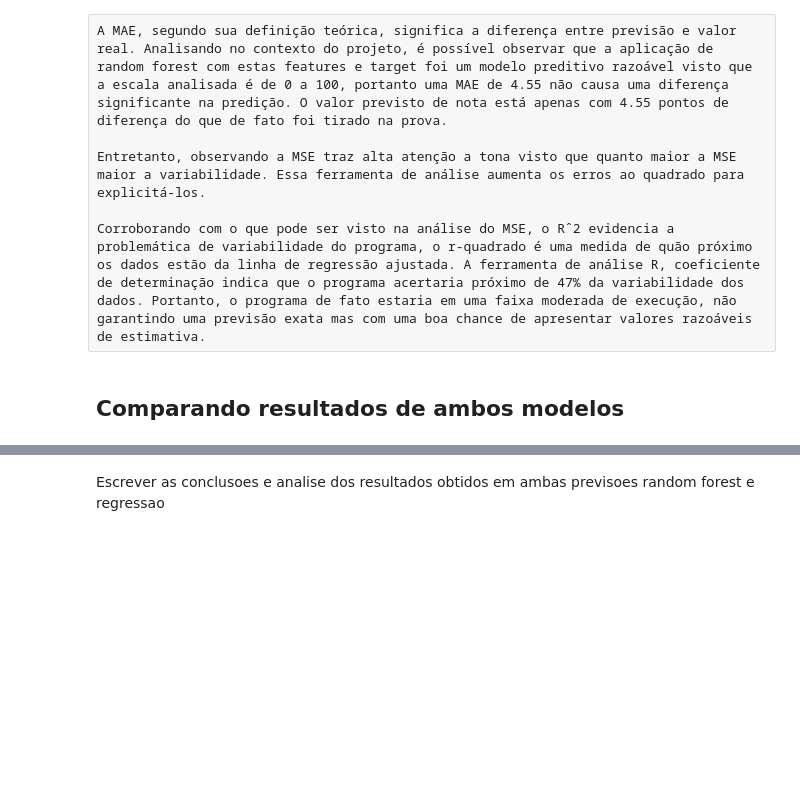
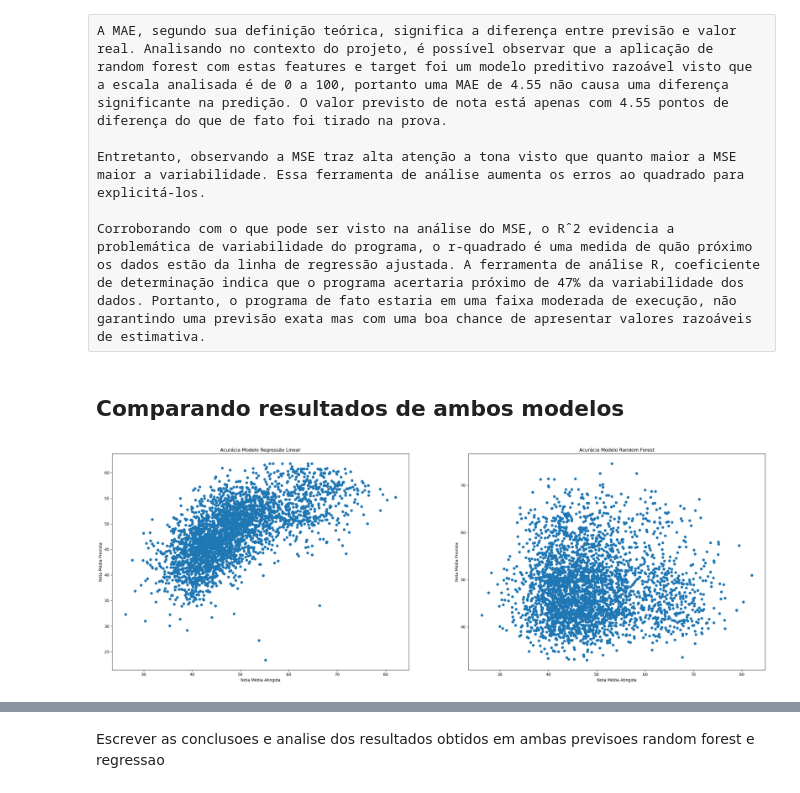
Before and after one commit to LuanaPLGuimaraes/Grupo12A_Projeto2_CDados, a Jupyter notebook: mineracao.ipynb, the cells around one changed output, grey strips where cells are left out. Saved outputs shown, nothing was run; the diff lists cells and outputs as text; code cells hidden in the pictures; blank space fills up the shorter version.

```diff
--- a/mineracao.ipynb
+++ b/mineracao.ipynb
@@ -434,13 +434,13 @@ Notes:
 strong multicollinearity or other numerical problems.
 # %%
 # Previsões no conjunto de teste
-predictions = results.predict(sm.add_constant(X_test))
+predictions_rl = results.predict(sm.add_constant(X_test))
 
 # Validação
-mae = mean_absolute_error(y_test, predictions)
-mse = mean_squared_error(y_test, predictions)
-rmse = mean_squared_error(y_test, predictions, squared=False)
-r2 = r2_score(y_test, predictions)
+mae = mean_absolute_error(y_test, predictions_rl)
+mse = mean_squared_error(y_test, predictions_rl)
+rmse = mean_squared_error(y_test, predictions_rl, squared=False)
+r2 = r2_score(y_test, predictions_rl)
 
 
 # Exibindo os resultados
@@ -549,3 +549,19 @@ Entretanto, observando a MSE traz alta atenção a tona visto que quanto maior a
 Corroborando com o que pode ser visto na análise do MSE, o Rˆ2 evidencia a problemática de variabilidade do programa, o r-quadrado é uma medida de quão próximo os dados estão da linha de regressão ajustada. A ferramenta de análise R, coeficiente de determinação indica que o programa acertaria próximo de 47% da variabilidade dos dados. Portanto, o programa de fato estaria em uma faixa moderada de execução, não garantindo uma previsão exata mas com uma boa chance de apresentar valores razoáveis de estimativa.
 # %% [markdown]
 ## Comparando resultados de ambos modelos
+# %%
+plt.figure(figsize=(30,10))
+
+plt.subplot(1,2,1)
+plt.scatter(y_test, predictions_rl)
+plt.title('Acurácia Modelo Regressão Linear')
+plt.xlabel('Nota Média Atingida')
+plt.ylabel('Nota Média Prevista')
+
+plt.subplot(1,2,2)
+plt.scatter(y_test, predictions_rf)
+plt.title('Acurácia Modelo Random Forest')
+plt.xlabel('Nota Média Atingida')
+plt.ylabel('Nota Média Prevista');
+# %% [output]
+[figure, added]
```
Also changed, not shown: parts of 11 cells of this notebook.
